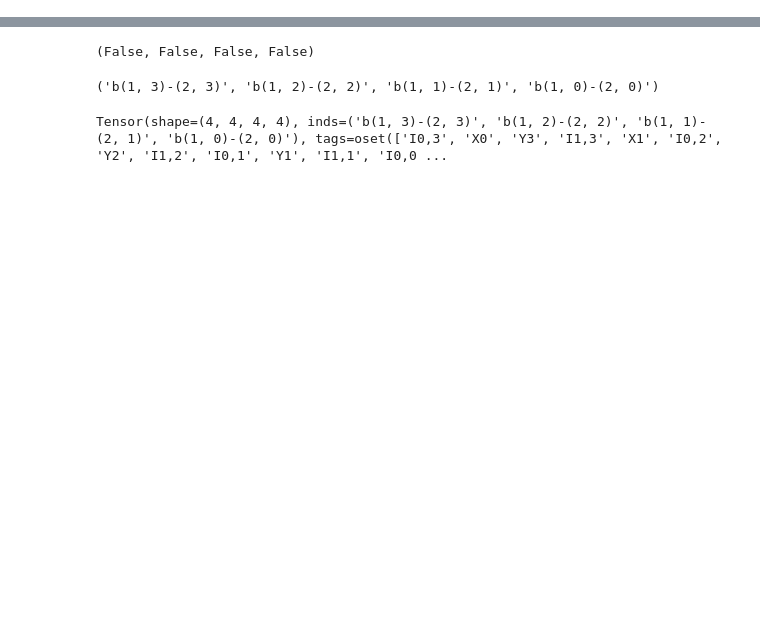
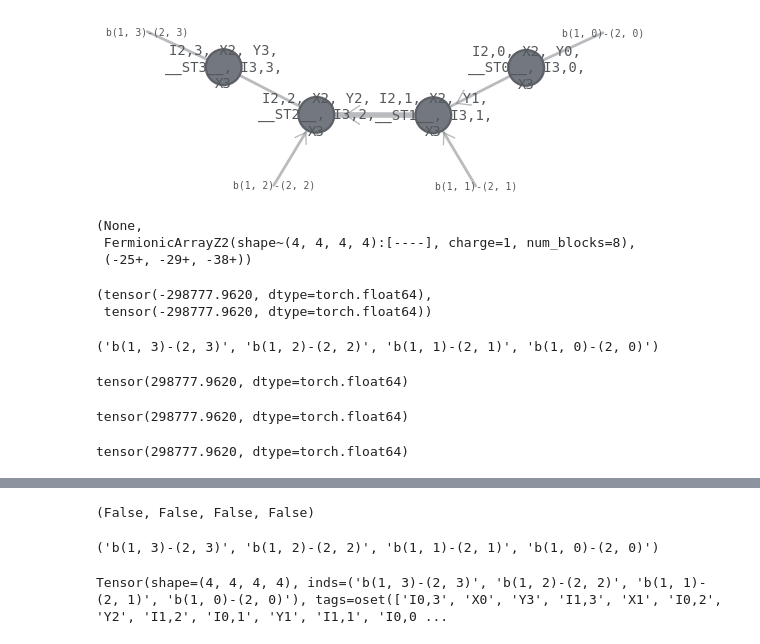
Before and after one commit to sjdu10/vmc_torch, a Jupyter notebook: vmc_torch/experiment/fmpsfit/fpeps_bMPS_fitting.ipynb, the cells around one changed output, grey strips where cells are left out. Cells and saved outputs as stored; diff of their text form; code cells hidden in the pictures; blank space fills up the shorter version.

```diff
--- a/vmc_torch/experiment/fmpsfit/fpeps_bMPS_fitting.ipynb
+++ b/vmc_torch/experiment/fmpsfit/fpeps_bMPS_fitting.ipynb
@@ -177,3 +195,41 @@ infidelity: tensor(0., dtype=torch.float64)
+# %%
+new_tn_boundary.draw(), new_tn_boundary.contract().data, new_tn_boundary.contract().data.oddpos
+# %% [output]
+[figure, added]
+(None,
+ FermionicArrayZ2(shape~(4, 4, 4, 4):[----], charge=1, num_blocks=8),
+ (-25+, -29+, -38+))
+# %%
+new_tn_boundary_data = new_tn_boundary.contract().data
+new_tn_boundary_data_conj = new_tn_boundary_data.conj(phase_dual=True)
+do('tensordot', new_tn_boundary_data, new_tn_boundary_data_conj, axes=([0,1,2,3],[0,1,2,3])), (new_tn_boundary.contract()|new_tn_boundary.conj().contract()).contract()
+# BUG: conjugation and contraction do not commute
+# %% [output]
+(tensor(-298777.9620, dtype=torch.float64),
+ tensor(-298777.9620, dtype=torch.float64))
+# %%
+new_tn_boundary.conj().contract().inds
+# %% [output]
+('b(1, 3)-(2, 3)', 'b(1, 2)-(2, 2)', 'b(1, 1)-(2, 1)', 'b(1, 0)-(2, 0)')
+# %%
+new_tn_boundary_data.norm()**2
+# %% [output]
+tensor(298777.9620, dtype=torch.float64)
+# %%
+ts1 = new_tn_boundary['I3,3']
+ts1_array = ts1.contract().data
+# when considering the global oddpos, there should be an extra minus sign
+ts1_array.phase_sync(inplace=True)
+ts1_array_conj = ts1_array.conj()
+for i in range(len(ts1_array_conj.duals)):
+    if ts1_array_conj.duals[i]:
+        ts1_array_conj.phase_flip(i, inplace=True)
+
+print(ts1_array.norm()**2)
+do('tensordot', ts1_array, ts1_array_conj)
+# %% [output]
+tensor(298777.9620, dtype=torch.float64)
+tensor(298777.9620, dtype=torch.float64)
 # %%
 amp_fit.select(['X2', 'X3']).distance(new_tn_boundary, normalized='infidelity')
 # %% [output]
```
Also changed, not shown: parts of 17 cells of this notebook, 4 other files.
